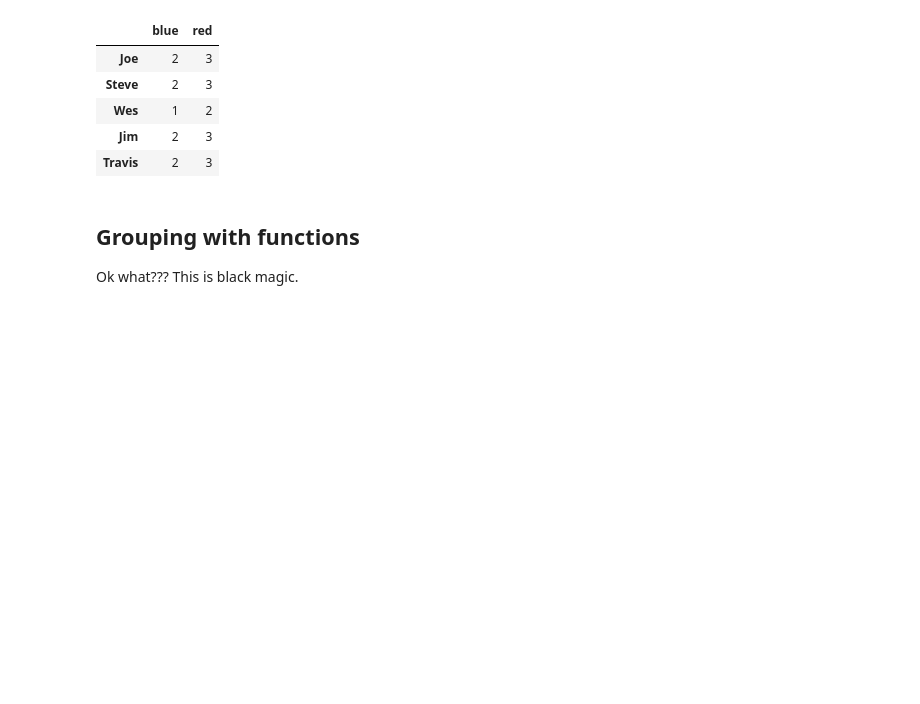
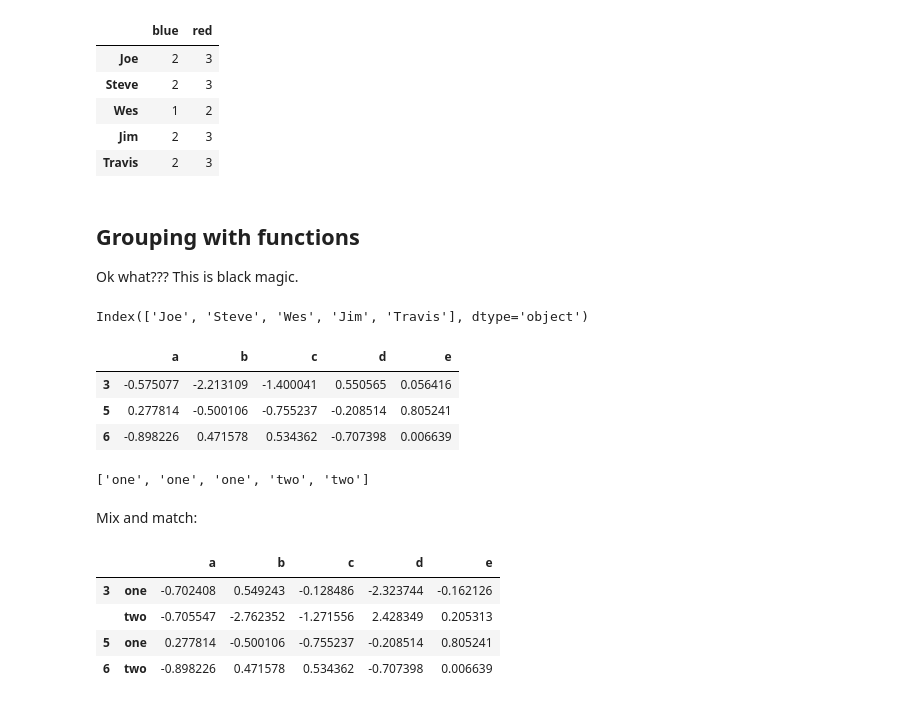
Before and after one commit to mehemken/technique, a Jupyter notebook: groupby.ipynb, the cells around one changed output. Saved outputs shown, nothing was run; the diff lists cells and outputs as text; code cells hidden in the pictures; blank space fills up the shorter version.

```diff
--- a/groupby.ipynb
+++ b/groupby.ipynb
@@ -384,3 +384,29 @@ people.groupby(map_series, axis=1).count()
 ## Grouping with functions
 
 Ok what??? This is black magic.
+# %%
+people.index
+# %% [output]
+Index(['Joe', 'Steve', 'Wes', 'Jim', 'Travis'], dtype='object')
+# %%
+people.groupby(len).sum()
+# %% [output]
+|  | a | b | c | d | e |
+| 3 | -0.575077 | -2.213109 | -1.400041 | 0.550565 | 0.056416 |
+| 5 | 0.277814 | -0.500106 | -0.755237 | -0.208514 | 0.805241 |
+| 6 | -0.898226 | 0.471578 | 0.534362 | -0.707398 | 0.006639 |
+# %%
+key_list = 'one one one two two'.split()
+key_list
+# %% [output]
+['one', 'one', 'one', 'two', 'two']
+# %% [markdown]
+Mix and match:
+# %%
+people.groupby([len, key_list]).min()
+# %% [output]
+|  |  | a | b | c | d | e |
+| 3 | one | -0.702408 | 0.549243 | -0.128486 | -2.323744 | -0.162126 |
+|  | two | -0.705547 | -2.762352 | -1.271556 | 2.428349 | 0.205313 |
+| 5 | one | 0.277814 | -0.500106 | -0.755237 | -0.208514 | 0.805241 |
+| 6 | two | -0.898226 | 0.471578 | 0.534362 | -0.707398 | 0.006639 |
```
Also changed, not shown: parts of 36 cells of this notebook.
